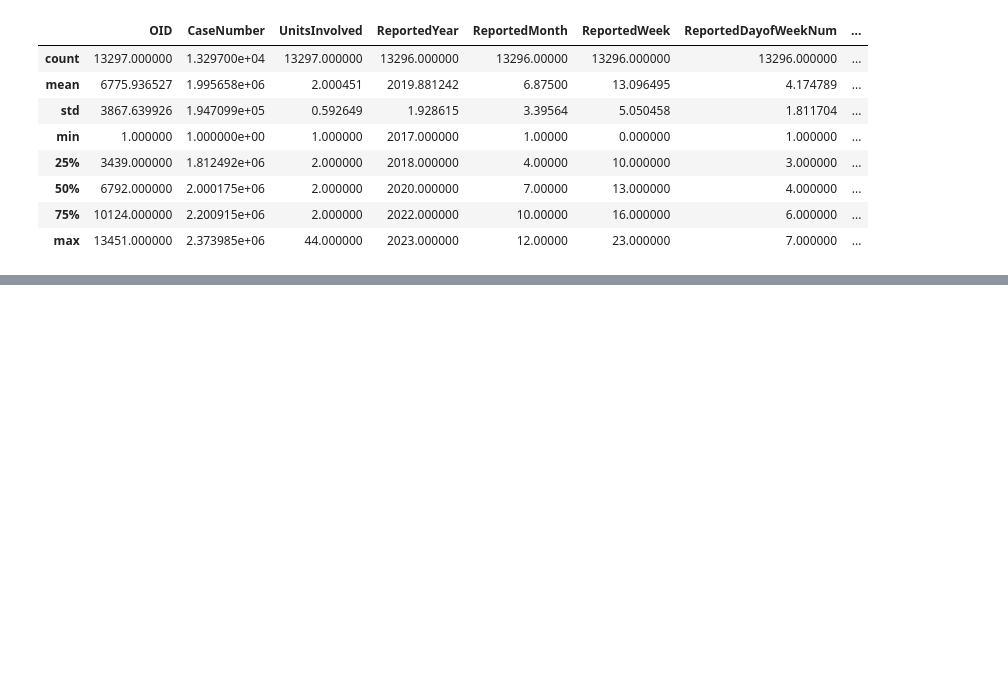
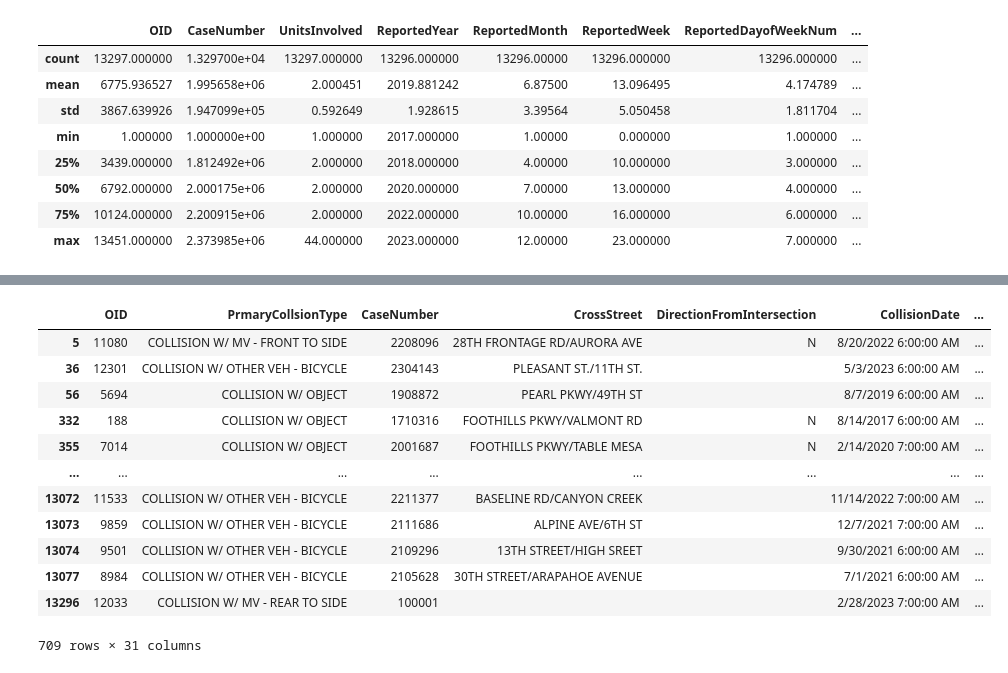
Before and after one commit to lalynjay/boulder_crahes, a Jupyter notebook: notebook.ipynb, the cells around one changed output, grey strips where cells are left out. Cells and saved outputs as stored; diff of their text form; code cells hidden in the pictures; blank space fills up the shorter version.

```diff
--- a/notebook.ipynb
+++ b/notebook.ipynb
@@ -81,0 +144,17 @@ df.describe()
+# %%
+bicycles = df[df['BicyclesInvolved'] == "YES"]
+bicycles
+# %% [output]
+|  | OID | PrmaryCollsionType | CaseNumber | CrossStreet | DirectionFromIntersection | CollisionDate | ... |
+| 5 | 11080 | COLLISION W/ MV - FRONT TO SIDE | 2208096 | 28TH FRONTAGE RD/AURORA AVE | N | 8/20/2022 6:00:00 AM | ... |
+| 36 | 12301 | COLLISION W/ OTHER VEH - BICYCLE | 2304143 | PLEASANT ST./11TH ST. |  | 5/3/2023 6:00:00 AM | ... |
+| 56 | 5694 | COLLISION W/ OBJECT | 1908872 | PEARL PKWY/49TH ST |  | 8/7/2019 6:00:00 AM | ... |
+| 332 | 188 | COLLISION W/ OBJECT | 1710316 | FOOTHILLS PKWY/VALMONT RD | N | 8/14/2017 6:00:00 AM | ... |
+| 355 | 7014 | COLLISION W/ OBJECT | 2001687 | FOOTHILLS PKWY/TABLE MESA | N | 2/14/2020 7:00:00 AM | ... |
+| ... | ... | ... | ... | ... | ... | ... | ... |
+| 13072 | 11533 | COLLISION W/ OTHER VEH - BICYCLE | 2211377 | BASELINE RD/CANYON CREEK |  | 11/14/2022 7:00:00 AM | ... |
+| 13073 | 9859 | COLLISION W/ OTHER VEH - BICYCLE | 2111686 | ALPINE AVE/6TH ST |  | 12/7/2021 7:00:00 AM | ... |
+| 13074 | 9501 | COLLISION W/ OTHER VEH - BICYCLE | 2109296 | 13TH STREET/HIGH SREET |  | 9/30/2021 6:00:00 AM | ... |
+| 13077 | 8984 | COLLISION W/ OTHER VEH - BICYCLE | 2105628 | 30TH STREET/ARAPAHOE AVENUE |  | 7/1/2021 6:00:00 AM | ... |
+| 13296 | 12033 | COLLISION W/ MV - REAR TO SIDE | 100001 |  |  | 2/28/2023 7:00:00 AM | ... |
+709 rows × 31 columns
```
Also changed, not shown: parts of 9 cells of this notebook.
